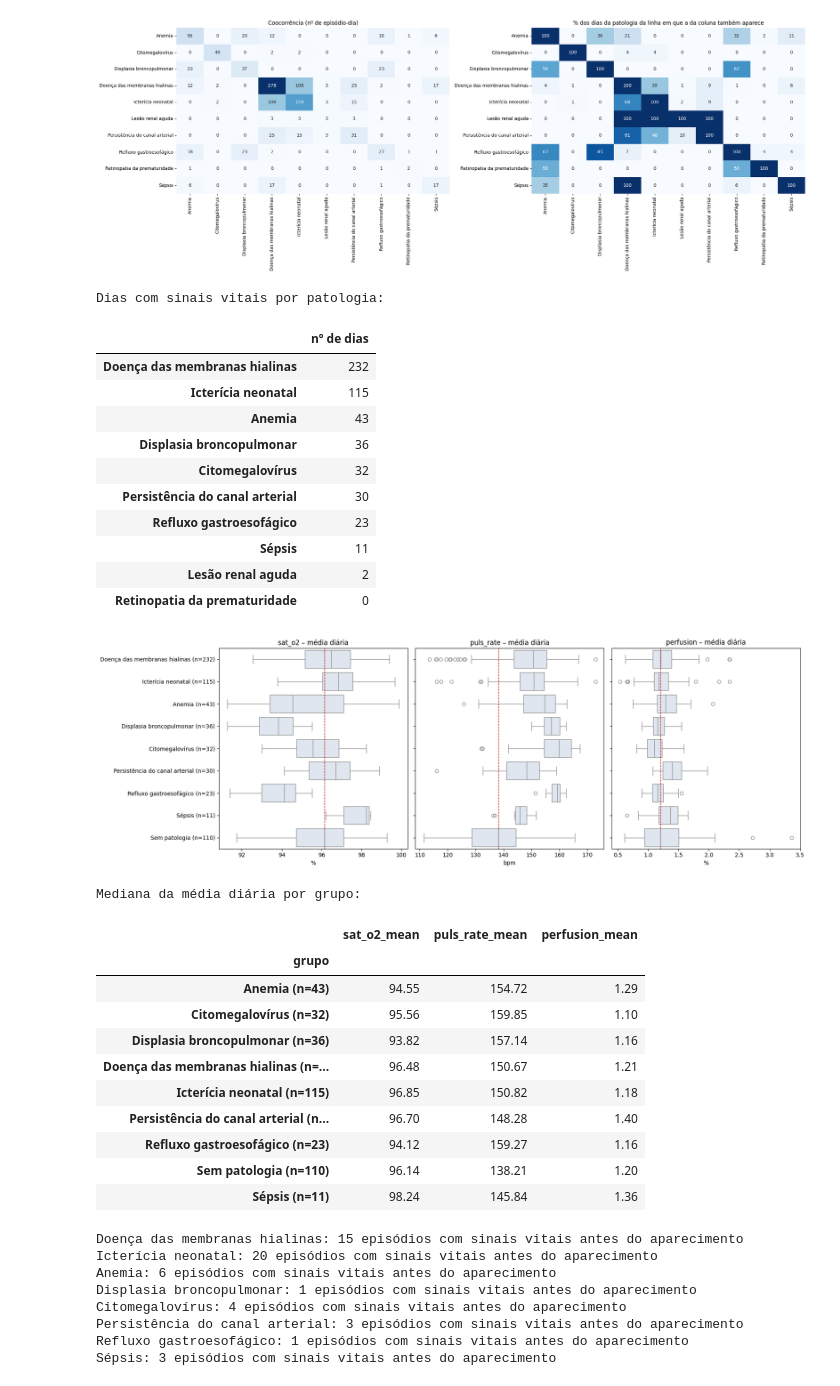
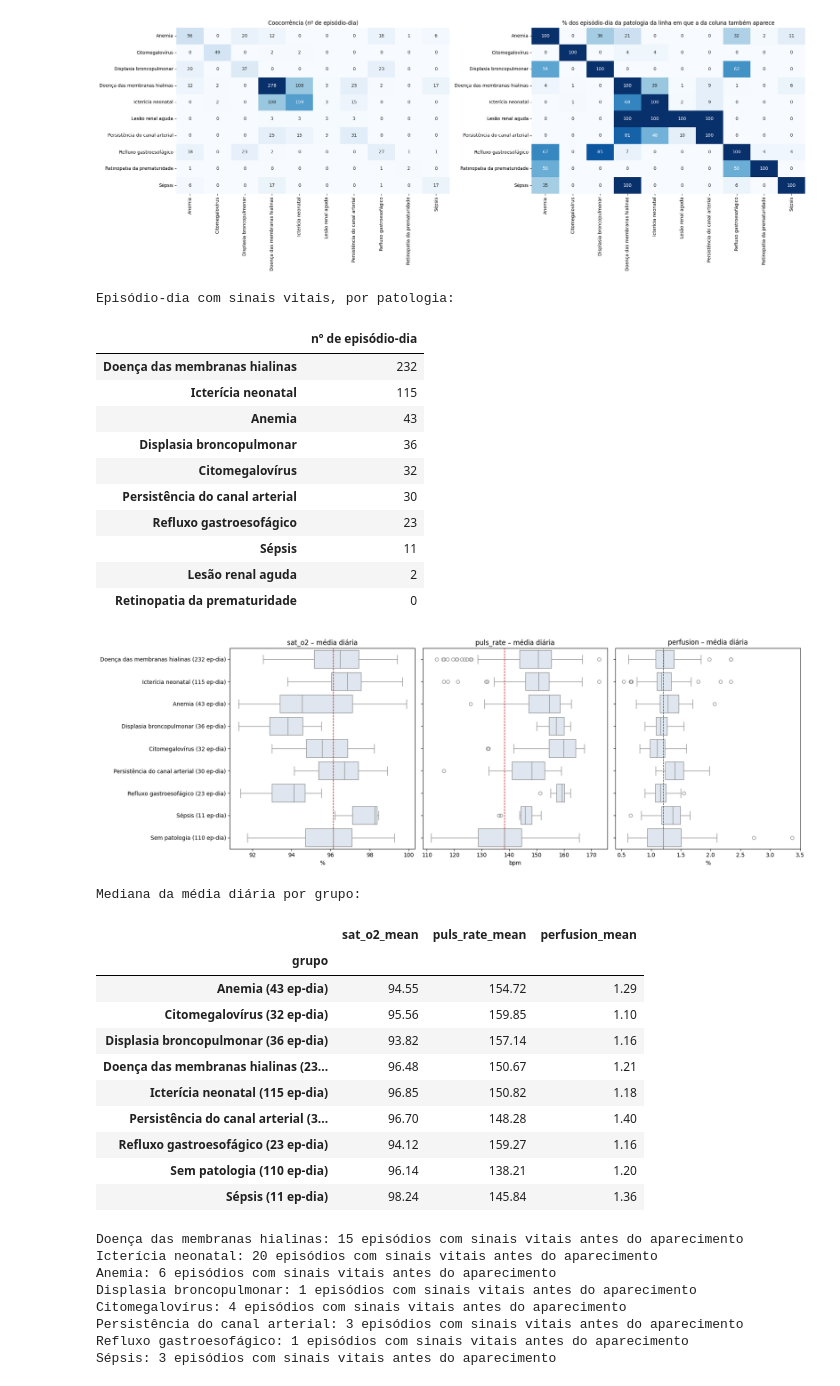
Before and after one commit to goncalorg10/aase-neonatal, a Jupyter notebook: 01_data_understanding.ipynb, the cells around one changed output. Saved outputs shown, nothing was run; the diff lists cells and outputs as text; code cells hidden in the pictures.

```diff
--- a/01_data_understanding.ipynb
+++ b/01_data_understanding.ipynb
@@ -829,64 +834,64 @@ plt.show()
 # %%
 # =============================================================================
 # 2.3.6 Sinais vitais por patologia (DM1)
-# Compara a média diária de cada sinal vital nos dias com cada patologia e
-# nos dias sem nenhuma patologia registada (grupo de referência).
-# Usa a ep_dia (só dias com sinais vitais).
-# Só entram patologias com pelo menos 10 dias, para a comparação ter sentido;
-# o nº de dias (n) aparece no nome de cada grupo.
-# Nota: um dia com 2 patologias entra nas 2 caixas.
+# Compara a média diária de cada sinal vital nos episódio-dia com cada
+# patologia e nos episódio-dia sem nenhuma patologia (grupo de referência).
+# Usa a ep_dia (só episódio-dia com sinais vitais).
+# Só entram patologias com pelo menos 10 episódio-dia, para a comparação ter
+# sentido; o nº de episódio-dia aparece no nome de cada grupo.
+# Nota: um episódio-dia com 2 patologias entra nas 2 caixas.
 # =============================================================================
 contagem = ep_dia[PATOLOGIAS].sum().sort_values(ascending=False)
-print("Dias com sinais vitais por patologia:")
-display(contagem.to_frame("nº de dias"))
+print("Episódio-dia com sinais vitais, por patologia:")
+display(contagem.to_frame("nº de episódio-dia"))
 
 FREQUENTES = contagem[contagem >= 10].index.tolist()
 COLS = [f"{v}_mean" for v in VITAIS]
 
-partes = [ep_dia.loc[ep_dia[p] == 1, COLS].assign(grupo=f"{p} (n={contagem[p]})") for p in FREQUENTES]
+partes = [ep_dia.loc[ep_dia[p] == 1, COLS].assign(grupo=f"{p} ({contagem[p]} ep-dia)") for p in FREQUENTES]
 sem = ep_dia.loc[ep_dia["n_patologias"] == 0, COLS]
-partes.append(sem.assign(grupo=f"Sem patologia (n={len(sem)})"))
+partes.append(sem.assign(grupo=f"Sem patologia ({len(sem)} ep-dia)"))
 por_patologia = pd.concat(partes)
 
 fig, axes = plt.subplots(1, 3, figsize=(18, 6), sharey=True)
 for i, v in enumerate(VITAIS):
     sns.boxplot(data=por_patologia, x=f"{v}_mean", y="grupo", ax=axes[i], color="#DCE6F2")
     mediana_ref = sem[f"{v}_mean"].median()
-    axes[i].axvline(mediana_ref, color="#C00000", ls="--", lw=1)   # mediana dos dias sem patologia
+    axes[i].axvline(mediana_ref, color="#C00000", ls="--", lw=1)   # mediana dos episódio-dia sem patologia
     axes[i].set_title(f"{v} – média diária")
     axes[i].set_xlabel(unidades[v])
     axes[i].set_ylabel("")
 plt.tight_layout()
 plt.show()
 
 print("Mediana da média diária por grupo:")
 display(por_patologia.groupby("grupo")[COLS].median().round(2))
 # %% [output]
-Dias com sinais vitais por patologia:
+Episódio-dia com sinais vitais, por patologia:
-|  | nº de dias |
+|  | nº de episódio-dia |
 | Doença das membranas hialinas | 232 |
 | Icterícia neonatal | 115 |
 | Anemia | 43 |
 | Displasia broncopulmonar | 36 |
 | Citomegalovírus | 32 |
 | Persistência do canal arterial | 30 |
 | Refluxo gastroesofágico | 23 |
 | Sépsis | 11 |
 | Lesão renal aguda | 2 |
 | Retinopatia da prematuridade | 0 |
-[figure, old version]
+[figure, new version]
 Mediana da média diária por grupo:
 |  | sat_o2_mean | puls_rate_mean | perfusion_mean |
 | grupo |  |  |  |
-| Anemia (n=43) | 94.55 | 154.72 | 1.29 |
-| Citomegalovírus (n=32) | 95.56 | 159.85 | 1.10 |
-| Displasia broncopulmonar (n=36) | 93.82 | 157.14 | 1.16 |
-| Doença das membranas hialinas (n=... | 96.48 | 150.67 | 1.21 |
-| Icterícia neonatal (n=115) | 96.85 | 150.82 | 1.18 |
-| Persistência do canal arterial (n... | 96.70 | 148.28 | 1.40 |
-| Refluxo gastroesofágico (n=23) | 94.12 | 159.27 | 1.16 |
-| Sem patologia (n=110) | 96.14 | 138.21 | 1.20 |
-| Sépsis (n=11) | 98.24 | 145.84 | 1.36 |
+| Anemia (43 ep-dia) | 94.55 | 154.72 | 1.29 |
+| Citomegalovírus (32 ep-dia) | 95.56 | 159.85 | 1.10 |
+| Displasia broncopulmonar (36 ep-dia) | 93.82 | 157.14 | 1.16 |
+| Doença das membranas hialinas (23... | 96.48 | 150.67 | 1.21 |
+| Icterícia neonatal (115 ep-dia) | 96.85 | 150.82 | 1.18 |
+| Persistência do canal arterial (3... | 96.70 | 148.28 | 1.40 |
+| Refluxo gastroesofágico (23 ep-dia) | 94.12 | 159.27 | 1.16 |
+| Sem patologia (110 ep-dia) | 96.14 | 138.21 | 1.20 |
+| Sépsis (11 ep-dia) | 98.24 | 145.84 | 1.36 |
 # %%
 # =============================================================================
 # 2.3.7 Evolução dos sinais vitais antes do aparecimento de uma patologia (DM1)
```
Also changed, not shown: parts of 6 cells of this notebook, 1 other file.
